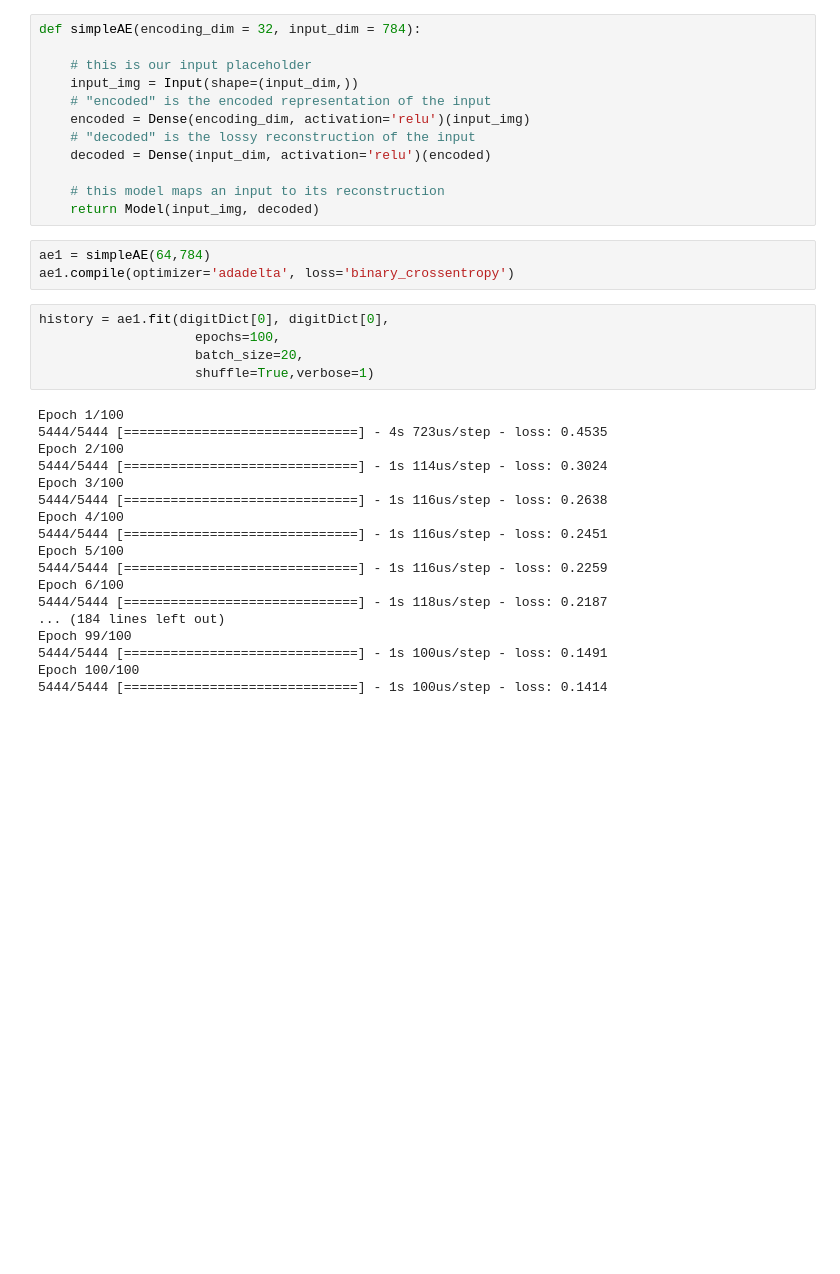
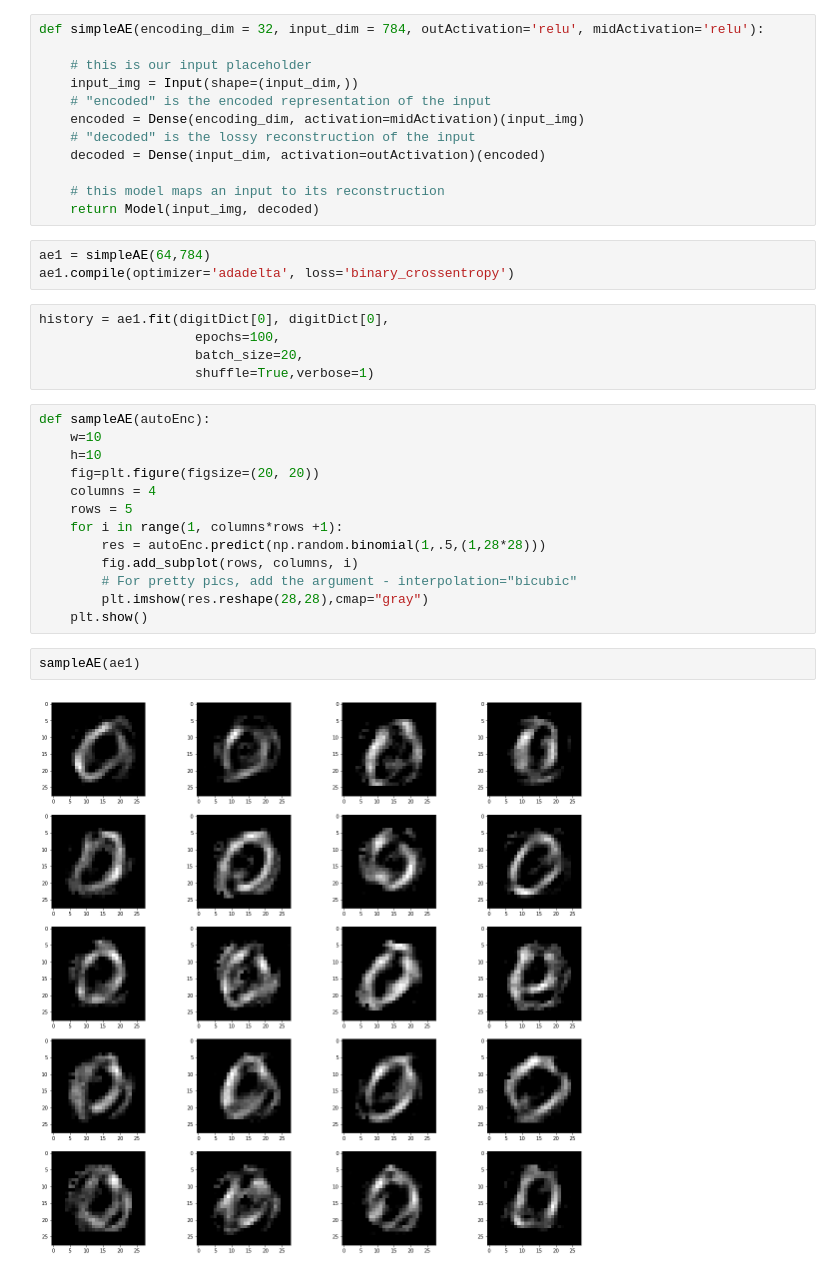
Before and after one commit to Andrewnetwork/DeepLearningInvestigations, a Jupyter notebook: MNIST/SamplingMNISTAutoencoder.ipynb, the cells around one changed output. Drawn from its saved outputs; the diff is of its cells as text; blank space fills up the shorter version.

```diff
--- a/MNIST/SamplingMNISTAutoencoder.ipynb
+++ b/MNIST/SamplingMNISTAutoencoder.ipynb
@@ -57,14 +57,14 @@ Digit 7 matrix shape: (5715, 784)
 Digit 8 matrix shape: (5389, 784)
 Digit 9 matrix shape: (5454, 784)
 # %%
-def simpleAE(encoding_dim = 32, input_dim = 784):
+def simpleAE(encoding_dim = 32, input_dim = 784, outActivation='relu', midActivation='relu'):
 
     # this is our input placeholder
     input_img = Input(shape=(input_dim,))
     # "encoded" is the encoded representation of the input
-    encoded = Dense(encoding_dim, activation='relu')(input_img)
+    encoded = Dense(encoding_dim, activation=midActivation)(input_img)
     # "decoded" is the lossy reconstruction of the input
-    decoded = Dense(input_dim, activation='relu')(encoded)
+    decoded = Dense(input_dim, activation=outActivation)(encoded)
 
     # this model maps an input to its reconstruction
     return Model(input_img, decoded)
@@ -76,21 +76,20 @@ history = ae1.fit(digitDict[0], digitDict[0],
                     epochs=100,
                     batch_size=20,
                     shuffle=True,verbose=1)
-# %% [output]
-Epoch 1/100
-5444/5444 [==============================] - 4s 723us/step - loss: 0.4535
-Epoch 2/100
-5444/5444 [==============================] - 1s 114us/step - loss: 0.3024
-Epoch 3/100
-5444/5444 [==============================] - 1s 116us/step - loss: 0.2638
-Epoch 4/100
-5444/5444 [==============================] - 1s 116us/step - loss: 0.2451
-Epoch 5/100
-5444/5444 [==============================] - 1s 116us/step - loss: 0.2259
-Epoch 6/100
-5444/5444 [==============================] - 1s 118us/step - loss: 0.2187
-... (184 lines left out)
-Epoch 99/100
-5444/5444 [==============================] - 1s 100us/step - loss: 0.1491
-Epoch 100/100
-5444/5444 [==============================] - 1s 100us/step - loss: 0.1414
+# %%
+def sampleAE(autoEnc):
+    w=10
+    h=10
+    fig=plt.figure(figsize=(20, 20))
+    columns = 4
+    rows = 5
+    for i in range(1, columns*rows +1):
+        res = autoEnc.predict(np.random.binomial(1,.5,(1,28*28)))
+        fig.add_subplot(rows, columns, i)
+        # For pretty pics, add the argument - interpolation="bicubic"
+        plt.imshow(res.reshape(28,28),cmap="gray")
+    plt.show()
+# %%
+sampleAE(ae1)
+# %% [output]
+[figure, added]
```
Also changed, not shown: parts of 22 cells of this notebook, 2 other files.
